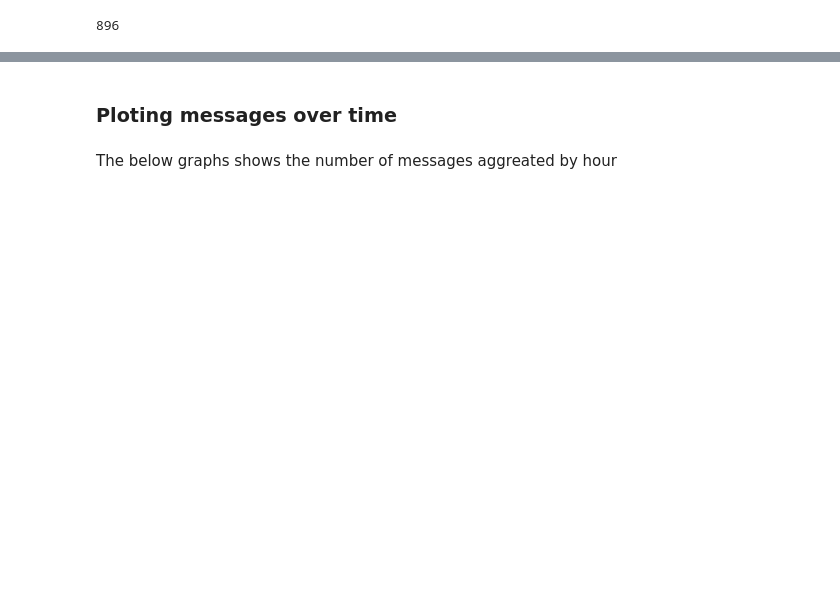
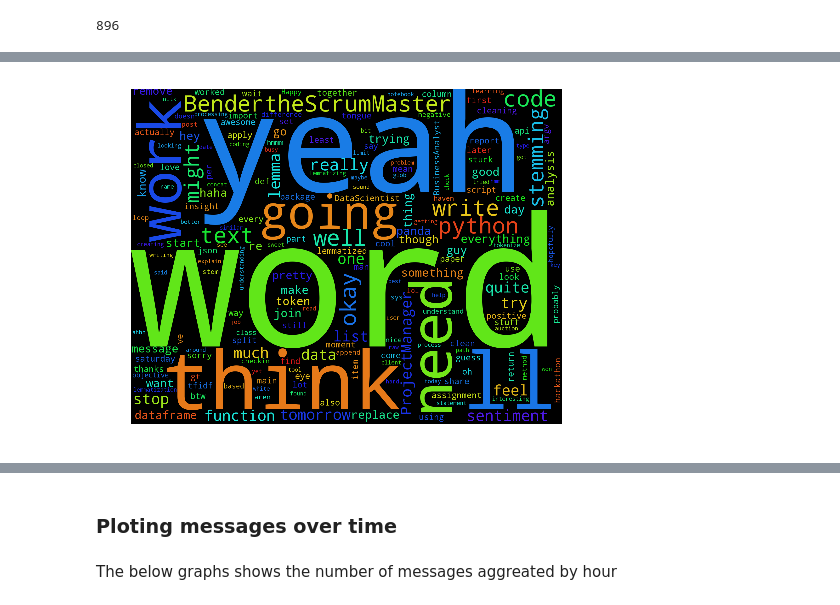
Before and after one commit to JaredChung/DSI_Assignment, a Jupyter notebook: D-Matrix_Notebook.ipynb, the cells around one changed output, grey strips where cells are left out. Cells and saved outputs as stored; diff of their text form; code cells hidden in the pictures; blank space fills up the shorter version.

```diff
--- a/D-Matrix_Notebook.ipynb
+++ b/D-Matrix_Notebook.ipynb
@@ -427,3 +468,20 @@ plt.axis('off')
+# %%
+from wordcloud import WordCloud, STOPWORDS
+words = ' '.join(data[(data.name == 'jared') & (data.date > '2016-04-28')]['clean_text'])
+
+wordcloud = WordCloud(stopwords=STOPWORDS,
+                      background_color='black',
+                      width=1800,
+                      height=1400
+                     ).generate(words)
+fig = plt.figure(figsize=(10,6))
+ax = fig.add_subplot(1,1,1)
+ax.imshow(wordcloud)
+plt.axis('off')
+plt.savefig('wordcloud2.png', dpi=300)
+#plt.show()
+# %% [output]
+[figure, added]
 # %%
 # Change name to specifiy who you are analyising
 name = 'jared'
```
Also changed, not shown: parts of 12 cells of this notebook, 8 other files.
